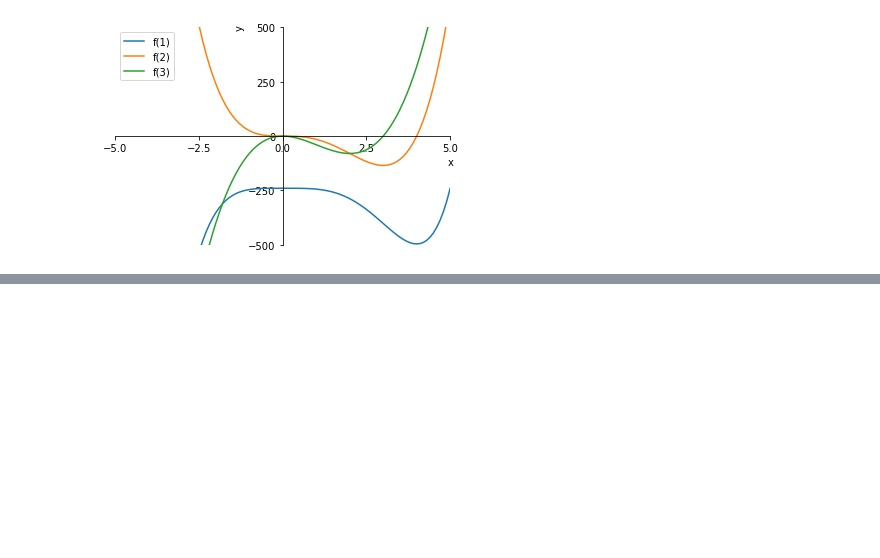
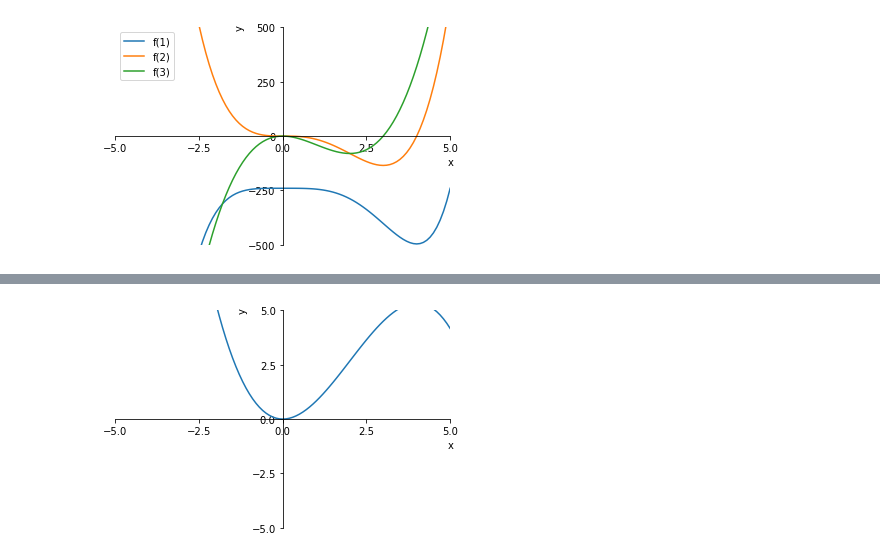
Before and after one commit to Zhurp2020/NLP-from-scratch, a Jupyter notebook: Thomas Calculus/Chapter 4 code.ipynb, the cells around one changed output, grey strips where cells are left out. Cells and saved outputs as stored; diff of their text form; code cells hidden in the pictures; blank space fills up the shorter version.

```diff
--- a/Thomas Calculus/Chapter 4 code.ipynb
+++ b/Thomas Calculus/Chapter 4 code.ipynb
@@ -143,0 +174,6 @@ FunctionPlotter([f1,f2,f3],ticks=[np.linspace(-5,5,5),np.linspace(-500,500,5)],l
+# %%
+def f(x):
+    return x**2 - (x**3)/6
+FunctionPlotter(f).plot()
+# %% [output]
+[figure, added]
```
Also changed, not shown: parts of 3 cells of this notebook, 5 other files.
